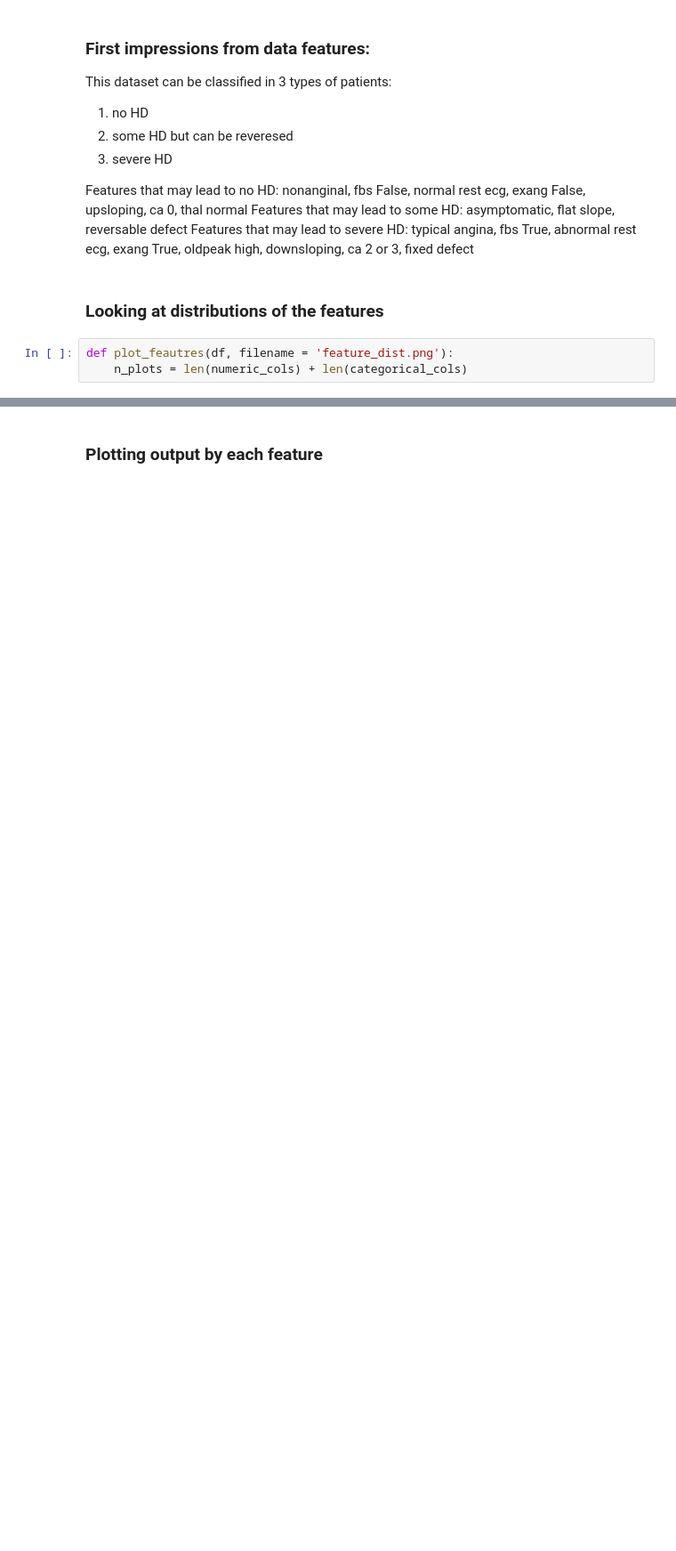
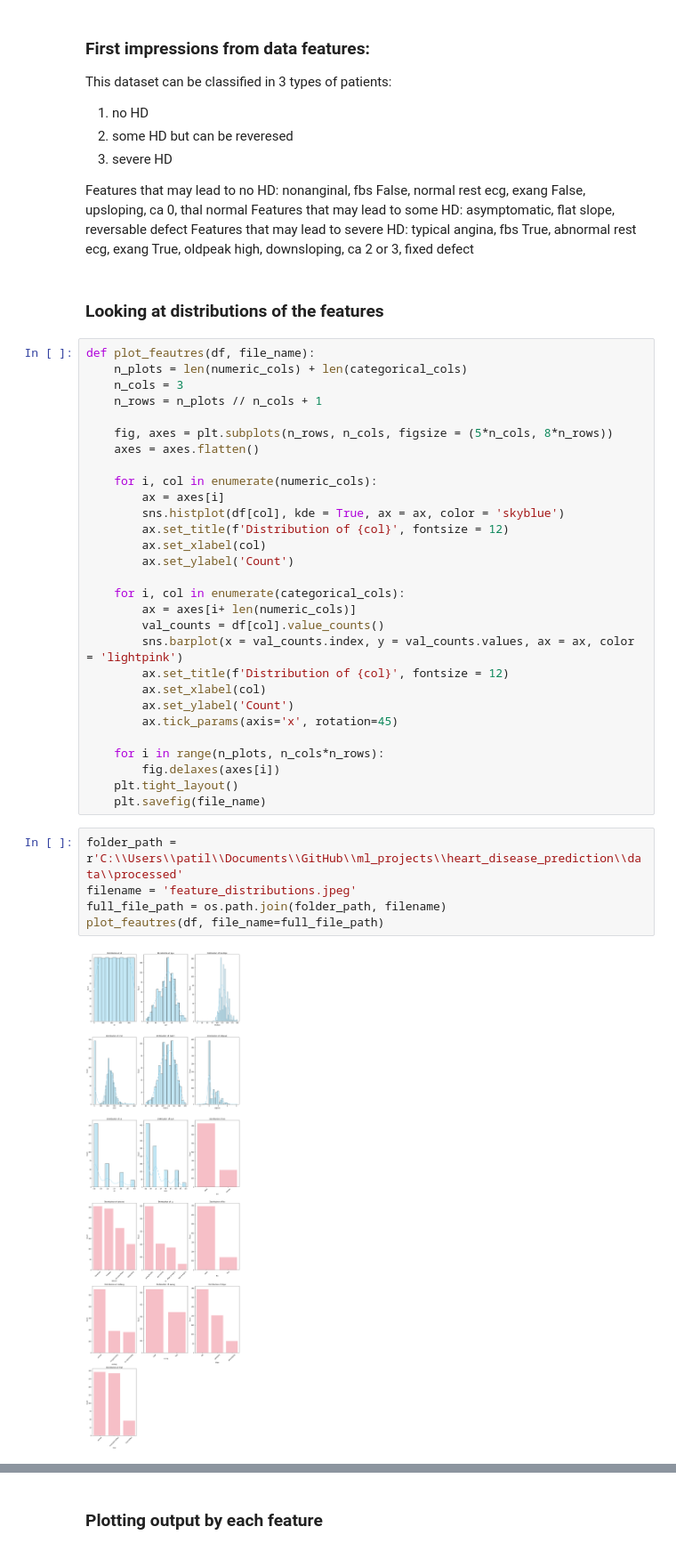
Before and after one commit to Nupur-Patil/ml_projects, a Jupyter notebook: heart_disease_prediction/notebooks/01_eda_and_cleaning.ipynb, the cells around one changed output, grey strips where cells are left out. Shown at 89% size. Cells and saved outputs as stored; diff of their text form; blank space fills up the shorter version.

```diff
--- a/heart_disease_prediction/notebooks/01_eda_and_cleaning.ipynb
+++ b/heart_disease_prediction/notebooks/01_eda_and_cleaning.ipynb
@@ -134,6 +136,39 @@ Features that may lead to some HD: asymptomatic, flat slope, reversable defect
 Features that may lead to severe HD: typical angina, fbs True, abnormal rest ecg, exang True, oldpeak high, downsloping, ca 2 or 3,  fixed defect
 # %% [markdown]
 ### Looking at distributions of the features
-# %%
-def plot_feautres(df, filename = 'feature_dist.png'):
-    n_plots = len(numeric_cols) + len(categorical_cols)
+# %%
+def plot_feautres(df, file_name):
+    n_plots = len(numeric_cols) + len(categorical_cols)
+    n_cols = 3
+    n_rows = n_plots // n_cols + 1
+
+    fig, axes = plt.subplots(n_rows, n_cols, figsize = (5*n_cols, 8*n_rows))
+    axes = axes.flatten()
+
+    for i, col in enumerate(numeric_cols):
+        ax = axes[i]
+        sns.histplot(df[col], kde = True, ax = ax, color = 'skyblue')
+        ax.set_title(f'Distribution of {col}', fontsize = 12)
+        ax.set_xlabel(col)
+        ax.set_ylabel('Count')
+
+    for i, col in enumerate(categorical_cols):
+        ax = axes[i+ len(numeric_cols)]
+        val_counts = df[col].value_counts()
+        sns.barplot(x = val_counts.index, y = val_counts.values, ax = ax, color = 'lightpink')
+        ax.set_title(f'Distribution of {col}', fontsize = 12)
+        ax.set_xlabel(col)
+        ax.set_ylabel('Count')
+        ax.tick_params(axis='x', rotation=45)
+
+    for i in range(n_plots, n_cols*n_rows):
+        fig.delaxes(axes[i])
+    plt.tight_layout()
+    plt.savefig(file_name)
+# %%
+folder_path = r'C:\\Users\\patil\\Documents\\GitHub\\ml_projects\\heart_disease_prediction\\data\\processed'
+filename = 'feature_distributions.jpeg'
+full_file_path = os.path.join(folder_path, filename)
+plot_feautres(df, file_name=full_file_path)
+# %% [output]
+[figure, added]
```
Also changed, not shown: parts of 23 cells of this notebook.
